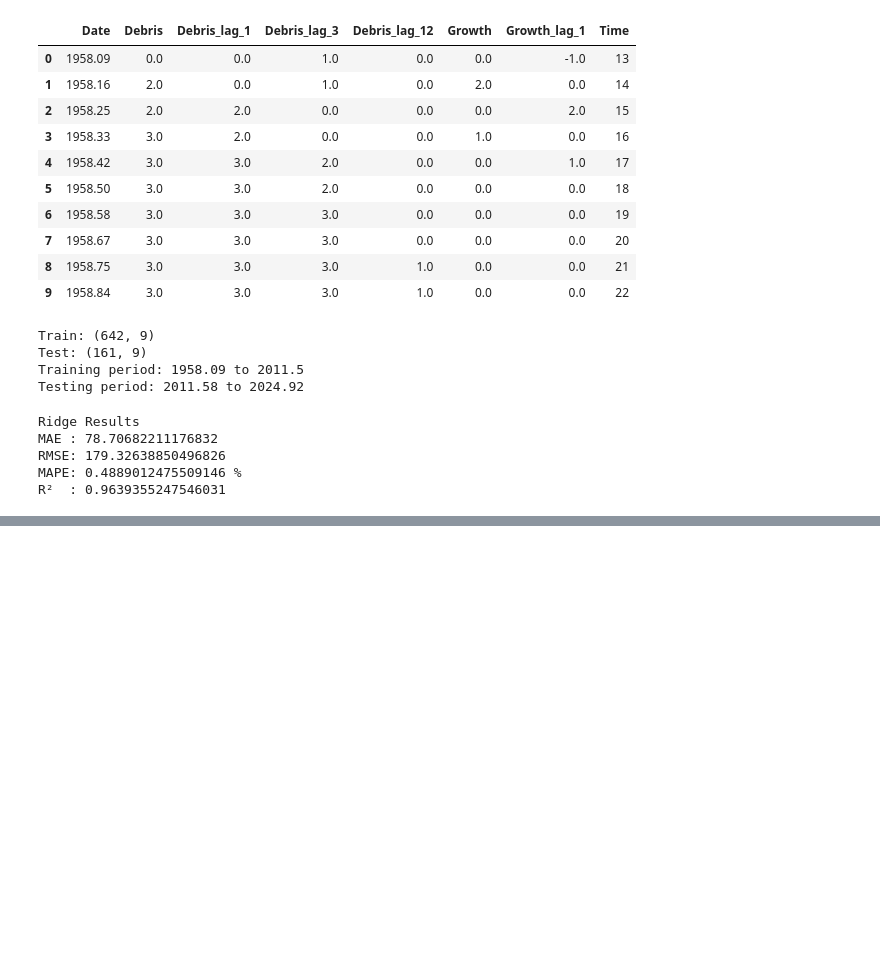
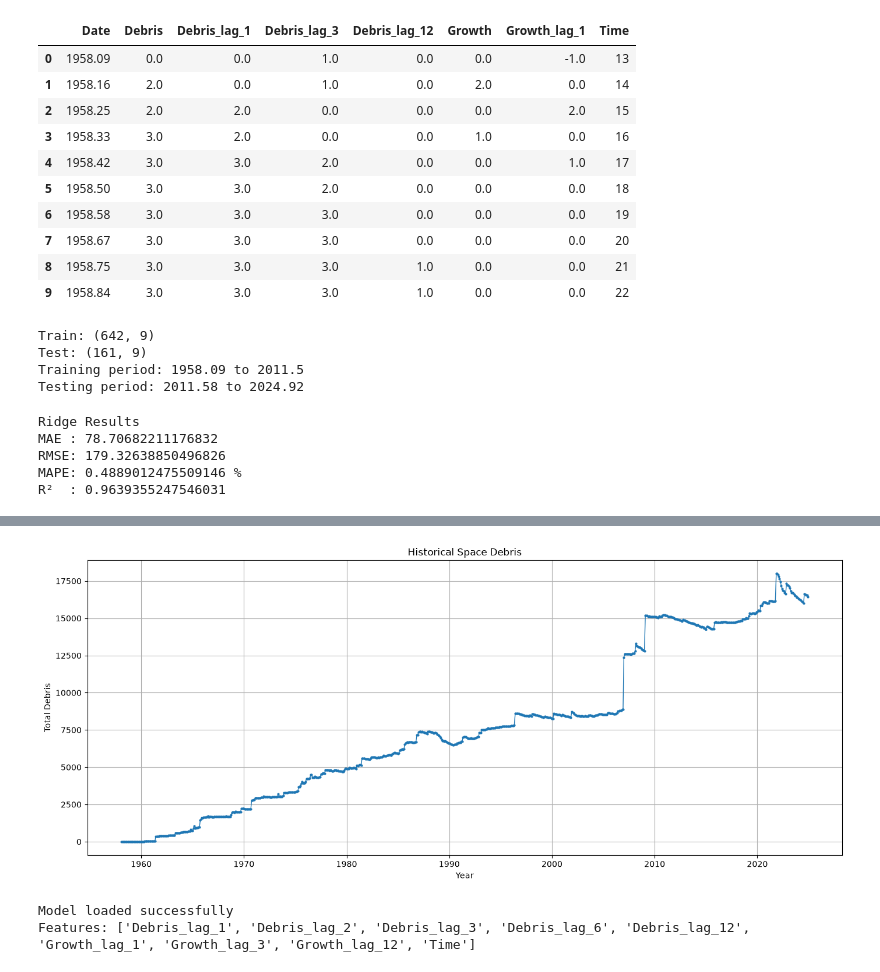
Before and after one commit to 1104impana/orbital-debris-forecast, a Jupyter notebook: backend/ml/train_model.ipynb, the cells around one changed output, grey strips where cells are left out. Drawn from its saved outputs; the diff is of its cells as text; code cells hidden in the pictures; blank space fills up the shorter version.

```diff
--- a/backend/ml/train_model.ipynb
+++ b/backend/ml/train_model.ipynb
@@ -256,0 +683,10 @@ R²  : -0.028960507711676575
+# %%
+df["Debris_change"] = df["Debris"].diff()
+
+print("===== LARGEST DEBRIS CHANGES =====")
+print(
+    df[["Date", "Debris", "Debris_change"]]
+    .sort_values("Debris_change", key=lambda x: x.abs(), ascending=False)
+    .head(15)
+    .to_string(index=False)
+)
@@ -256,0 +711,36 @@ R²  : -0.028960507711676575
+# %%
+import matplotlib.pyplot as plt
+
+plt.figure(figsize=(14, 6))
+
+plt.plot(
+    df["Date"],
+    df["Debris"],
+    marker="o",
+    markersize=2,
+    linewidth=1
+)
+
+plt.xlabel("Year")
+plt.ylabel("Total Debris")
+plt.title("Historical Space Debris")
+
+plt.grid(True)
+plt.tight_layout()
+plt.show()
+# %% [output]
+[figure, added]
+# %%
+import pandas as pd
+import numpy as np
+import joblib
+
+# Load the model and EXACT feature order used during training
+ridge_model = joblib.load("ridge_model.pkl")
+ridge_features = joblib.load("ridge_features.pkl")
+
+print("Model loaded successfully")
+print("Features:", ridge_features)
+# %% [output]
+Model loaded successfully
+Features: ['Debris_lag_1', 'Debris_lag_2', 'Debris_lag_3', 'Debris_lag_6', 'Debris_lag_12', 'Growth_lag_1', 'Growth_lag_3', 'Growth_lag_12', 'Time']
```
Also changed, not shown: parts of 26 cells of this notebook, 10 other files.
